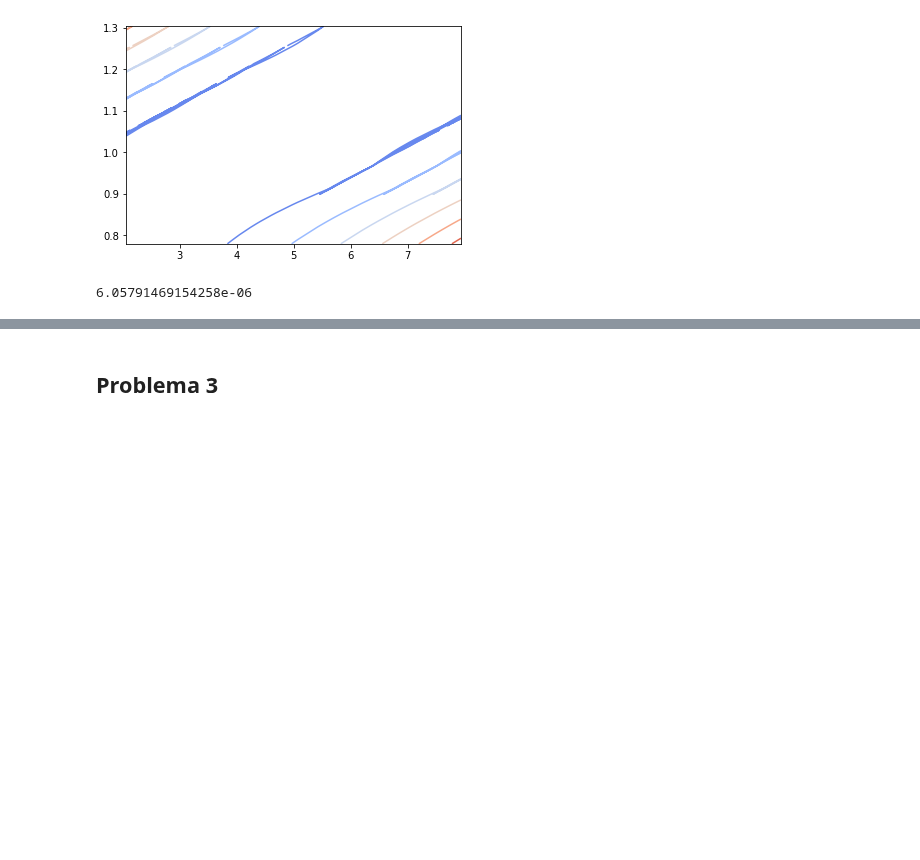
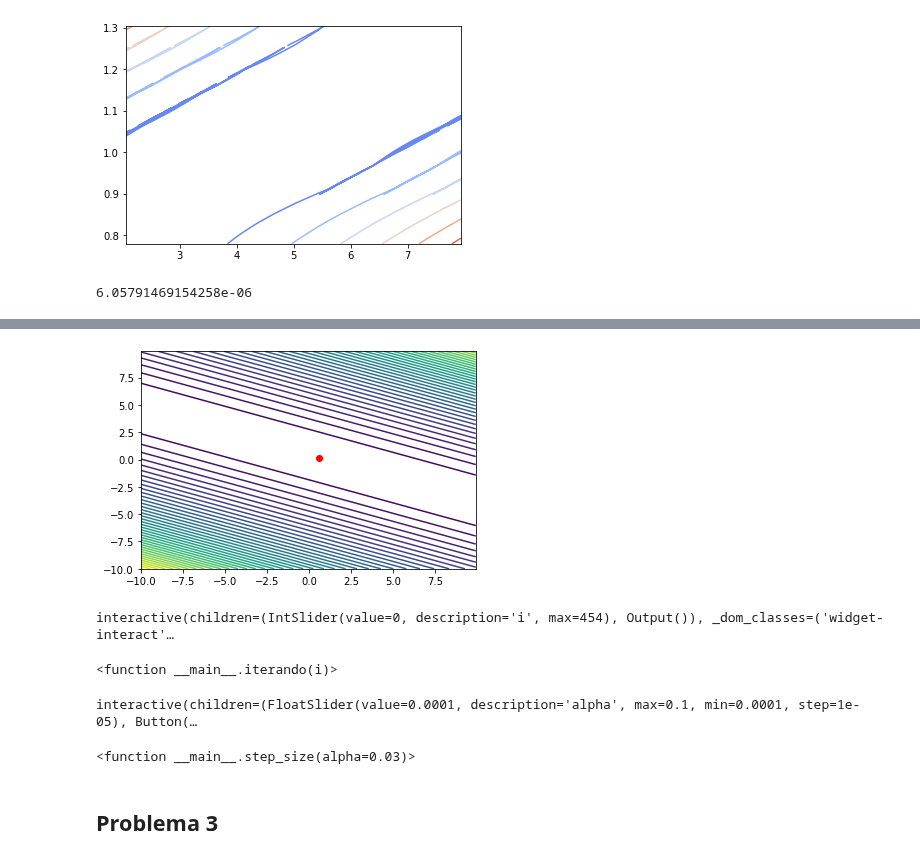
Before and after one commit to Skalas/Matematicas-Computacionales-fall2021, a Jupyter notebook: alumnos/MR1B4RR4/tareas/tarea1/tareas.ipynb, the cells around one changed output, grey strips where cells are left out. Drawn from its saved outputs; the diff is of its cells as text; code cells hidden in the pictures; blank space fills up the shorter version.

```diff
--- a/alumnos/MR1B4RR4/tareas/tarea1/tareas.ipynb
+++ b/alumnos/MR1B4RR4/tareas/tarea1/tareas.ipynb
@@ -219,0 +251,6 @@ z[-1]
+# %%
+plt.contour(B0,B1,C,50)
+plt.plot(r0.beta[0], r0.beta[1], 'ro')
+plt.show()
+# %% [output]
+[figure, added]
@@ -219,0 +265,5 @@ z[-1]
+# %%
+interact(iterando, i=IntSlider(min=0, max=454, step=1, value=0))
+# %% [output]
+interactive(children=(IntSlider(value=0, description='i', max=454), Output()), _dom_classes=('widget-interact'…
+<function __main__.iterando(i)>
@@ -220,3 +275,9 @@ z[-1]
+# %%
+interact_manual(step_size, alpha=FloatSlider(value=0.0001, min=0.0001,
+               max=0.1, step=0.00001))
+# %% [output]
+interactive(children=(FloatSlider(value=0.0001, description='alpha', max=0.1, min=0.0001, step=1e-05), Button(…
+<function __main__.step_size(alpha=0.03)>
 # %% [markdown]
 ## Problema 3
 # %% [markdown]
```
Also changed, not shown: parts of 10 cells of this notebook.
